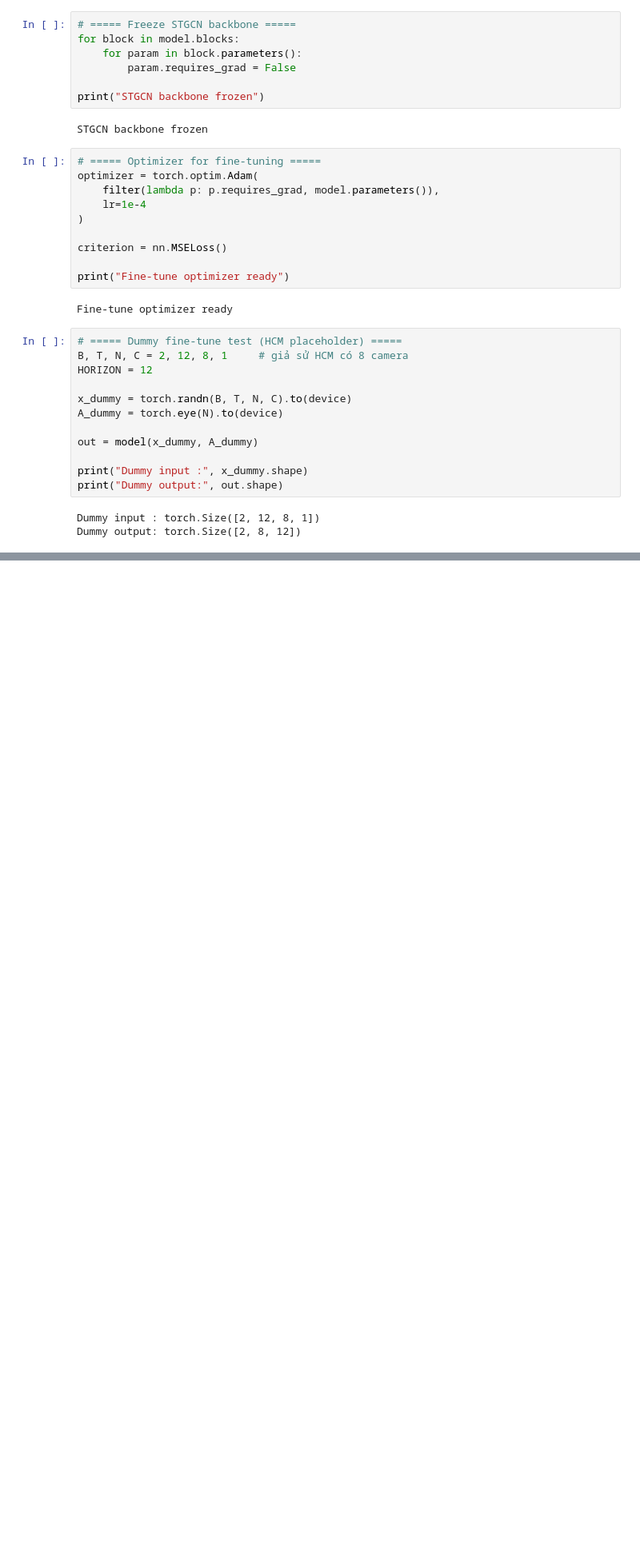
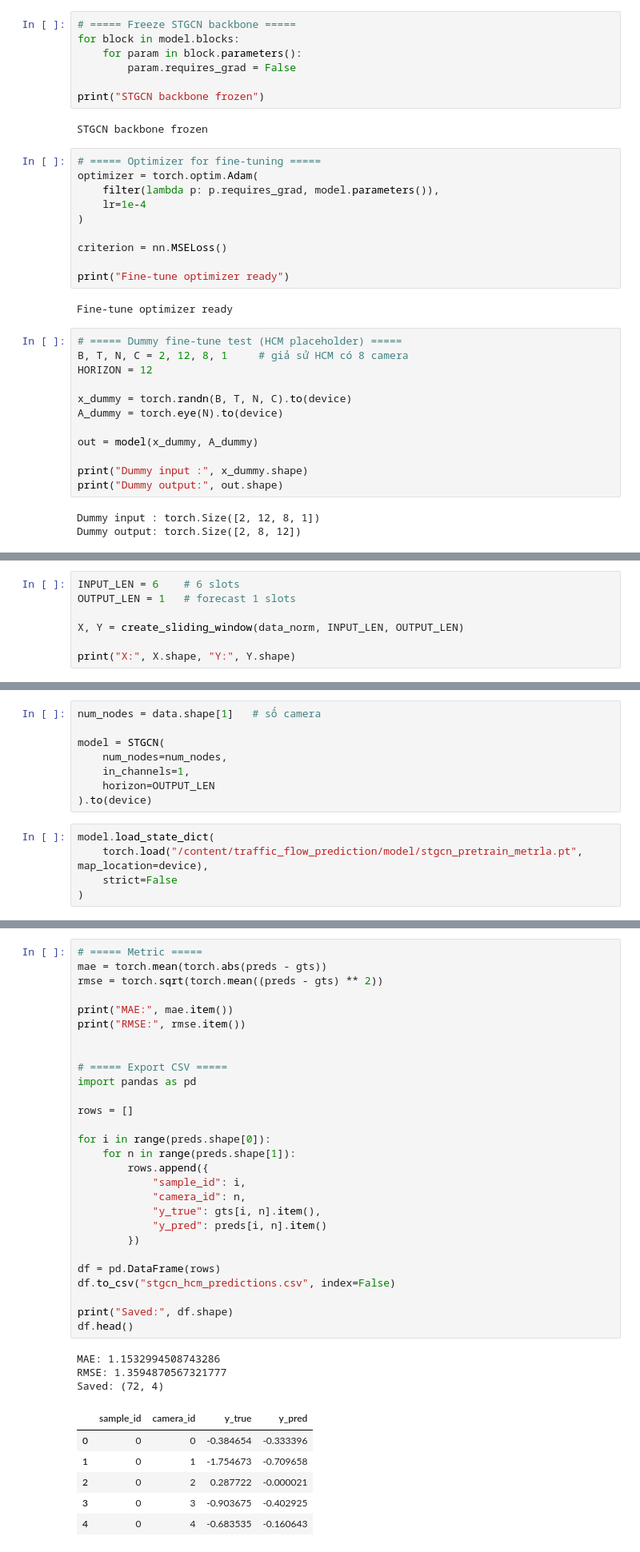
Before and after one commit to steve859/traffic_flow_prediction, a Jupyter notebook: model/notebooks/01_pretrain_STGCN.ipynb, the cells around one changed output, grey strips where cells are left out. Shown at 80% size. Saved outputs shown, nothing was run; the diff lists cells and outputs as text; blank space fills up the shorter version.

```diff
--- a/model/notebooks/01_pretrain_STGCN.ipynb
+++ b/model/notebooks/01_pretrain_STGCN.ipynb
@@ -774,0 +862,7 @@ Dummy output: torch.Size([2, 8, 12])
+# %%
+INPUT_LEN = 6    # 6 slots
+OUTPUT_LEN = 1   # forecast 1 slots
+
+X, Y = create_sliding_window(data_norm, INPUT_LEN, OUTPUT_LEN)
+
+print("X:", X.shape, "Y:", Y.shape)
@@ -774,0 +909,13 @@ Dummy output: torch.Size([2, 8, 12])
+# %%
+num_nodes = data.shape[1]   # số camera
+
+model = STGCN(
+    num_nodes=num_nodes,
+    in_channels=1,
+    horizon=OUTPUT_LEN
+).to(device)
+# %%
+model.load_state_dict(
+    torch.load("/content/traffic_flow_prediction/model/stgcn_pretrain_metrla.pt", map_location=device),
+    strict=False
+)
@@ -774,0 +1071,38 @@ Dummy output: torch.Size([2, 8, 12])
+# %%
+# ===== Metric =====
+mae = torch.mean(torch.abs(preds - gts))
+rmse = torch.sqrt(torch.mean((preds - gts) ** 2))
+
+print("MAE:", mae.item())
+print("RMSE:", rmse.item())
+
+
+# ===== Export CSV =====
+import pandas as pd
+
+rows = []
+
+for i in range(preds.shape[0]):
+    for n in range(preds.shape[1]):
+        rows.append({
+            "sample_id": i,
+            "camera_id": n,
+            "y_true": gts[i, n].item(),
+            "y_pred": preds[i, n].item()
+        })
+
+df = pd.DataFrame(rows)
+df.to_csv("stgcn_hcm_predictions.csv", index=False)
+
+print("Saved:", df.shape)
+df.head()
+# %% [output]
+MAE: 1.1532994508743286
+RMSE: 1.3594870567321777
+Saved: (72, 4)
+|  | sample_id | camera_id | y_true | y_pred |
+| 0 | 0 | 0 | -0.384654 | -0.333396 |
+| 1 | 0 | 1 | -1.754673 | -0.709658 |
+| 2 | 0 | 2 | 0.287722 | -0.000021 |
+| 3 | 0 | 3 | -0.903675 | -0.402925 |
+| 4 | 0 | 4 | -0.683535 | -0.160643 |
```
Also changed, not shown: parts of 27 cells of this notebook.
